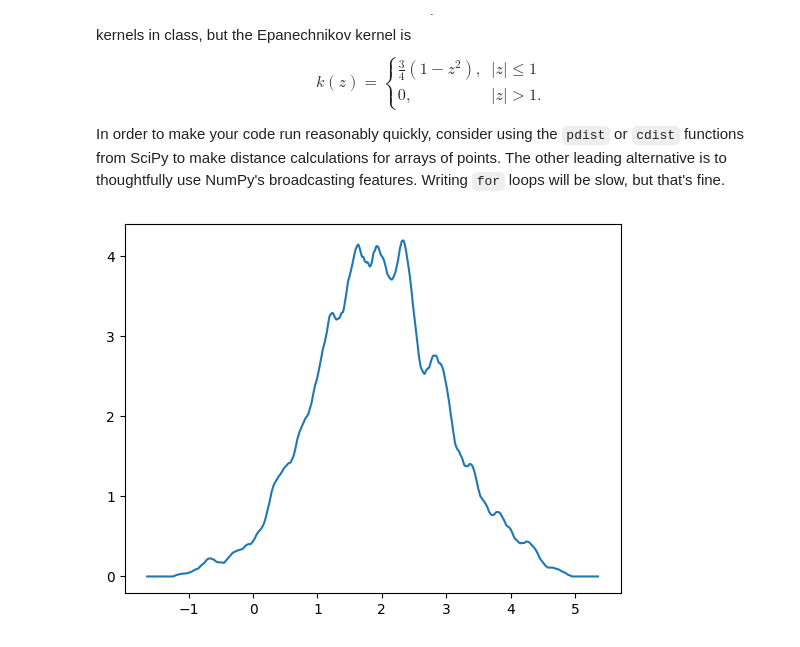
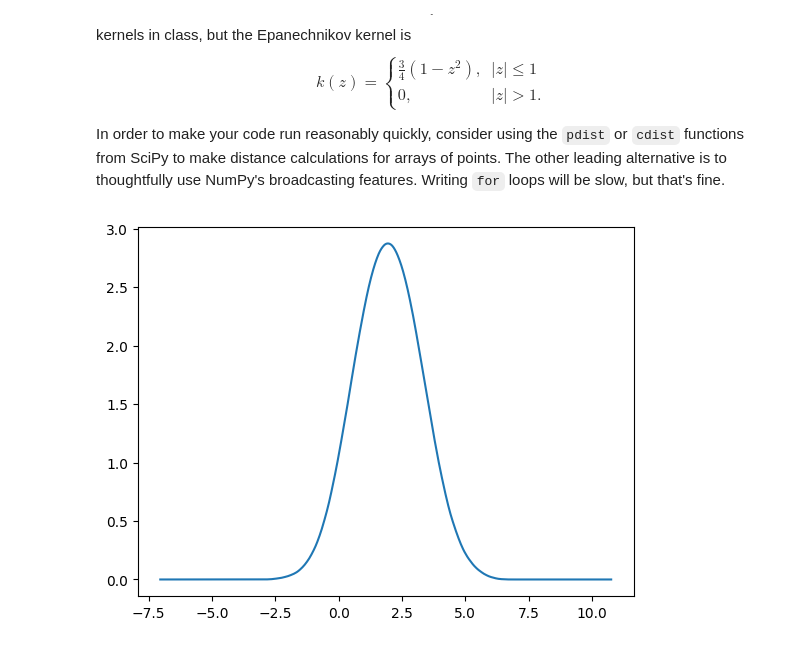
Before and after one commit to eboyden42/KNN, a Jupyter notebook: assignment/assignment.ipynb, the cells around one changed output. Drawn from its saved outputs; the diff is of its cells as text; code cells hidden in the pictures.

```diff
--- a/assignment/assignment.ipynb
+++ b/assignment/assignment.ipynb
@@ -337,32 +337,32 @@ def kdeplot(data, bandwidth=None, k_function=None):
         k_function = gaussian_kernel
     nh_inv = 1/(n*bandwidth)
 
     # get values to evaluate the kernel on
     x_min, x_max = data.min() - 3*bandwidth, data.max() + 3*bandwidth
     x_grid = np.linspace(x_min, x_max, 1000)
 
     # use cdist with column vectors
     # cdists = cdist(x_grid[:, None], data[:, None])
     # u = cdists / bandwidth
 
     # # fix signs, since cdist only gives absolute distances
     # u *= np.sign(x_grid[:, None] - data[:, None])
 
     # I think that numpy broadcasting would be better to avoid this complexity
     u = (x_grid[:, None] - data[None, :]) / bandwidth
 
     # apply kernel function
     k_values = k_function(u)
     density = nh_inv * np.sum(k_values, axis=1)
 
     plt.plot(x_grid, density)
     plt.show()
 
 
 # create sample data
 np.random.seed(0)
 sample_data = np.random.normal(loc=2, scale=1, size=1000)
 # plot KDE
-kdeplot(sample_data, bandwidth=4, k_function=epanechnikov_kernel)
+kdeplot(sample_data, bandwidth=2, k_function=epanechnikov_kernel)
 # %% [output]
-[figure, old version]
+[figure, new version]
```
